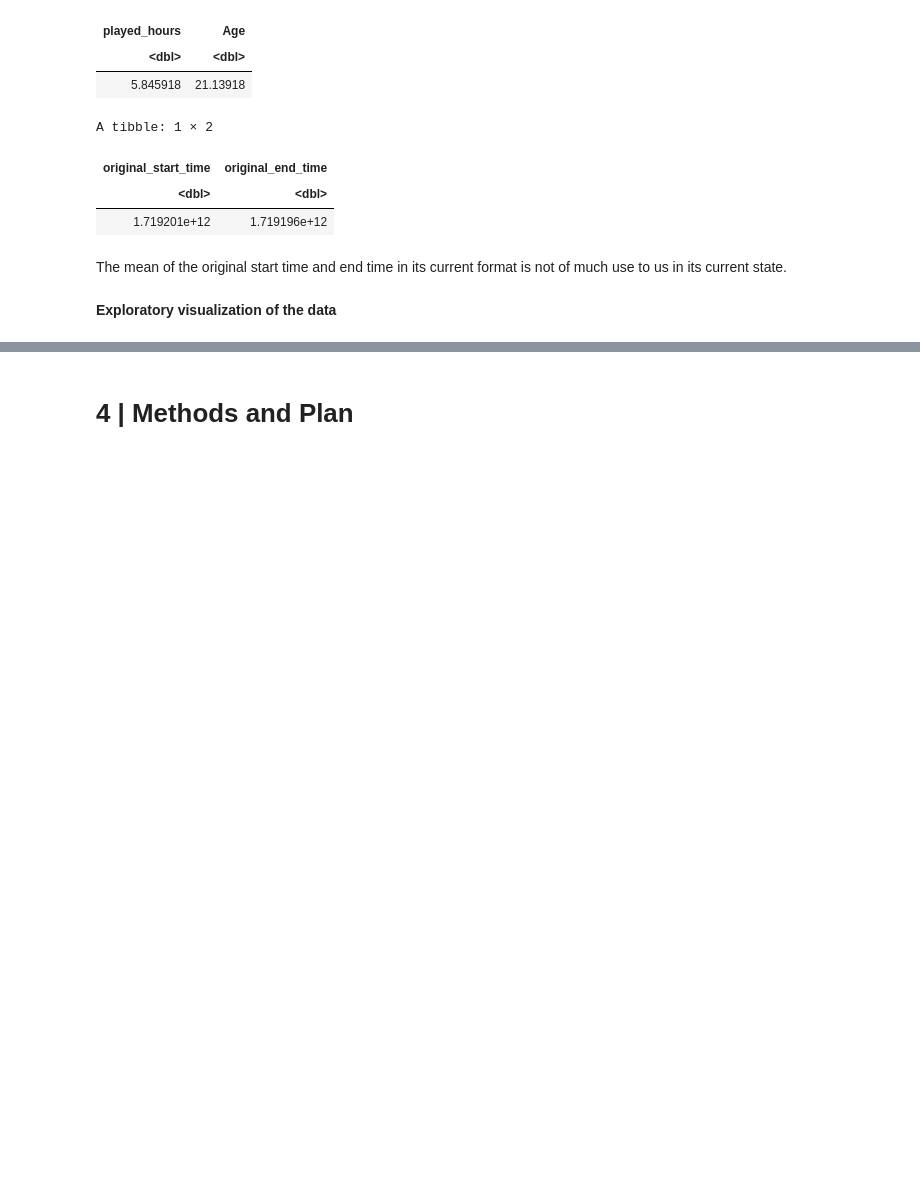
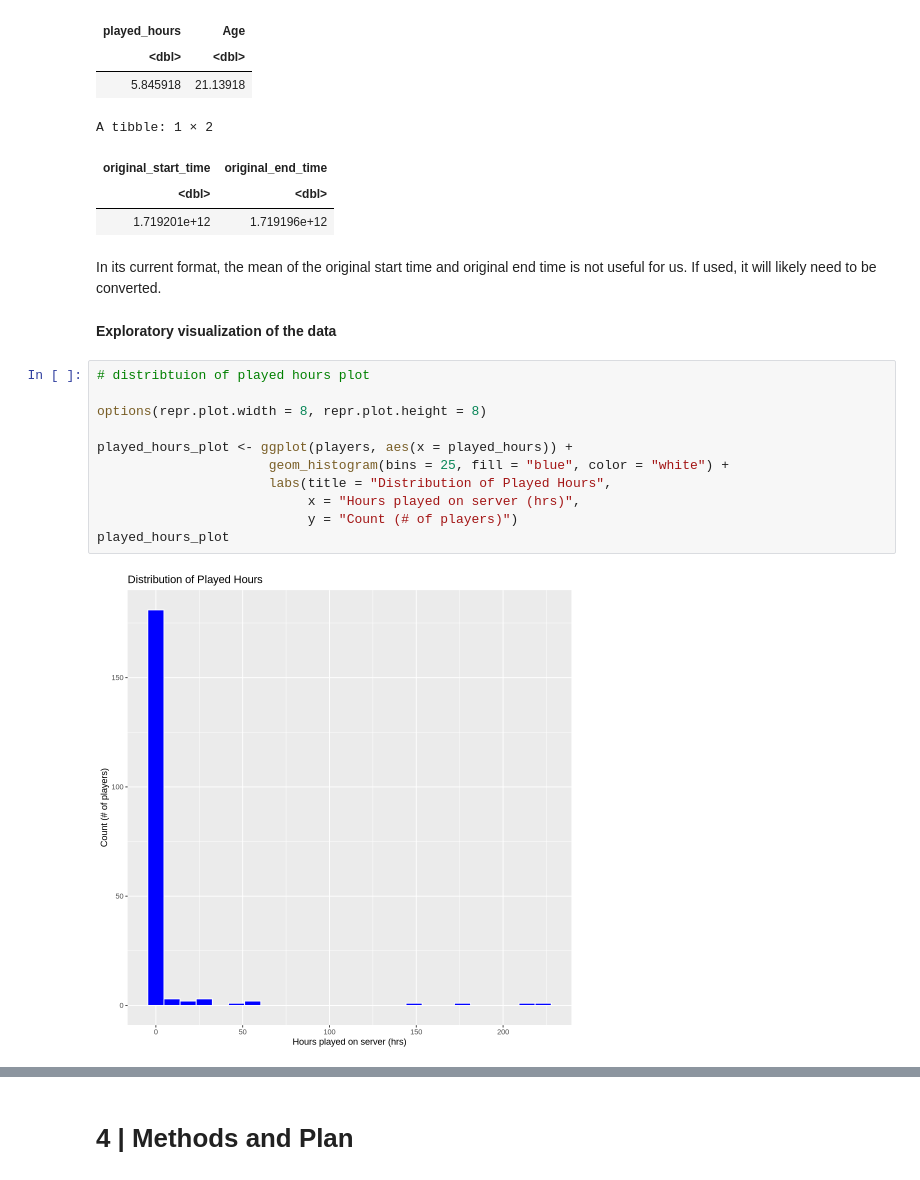
Before and after one commit to nhuang07/dsci_project_8, a Jupyter notebook: dsci_project_8.ipynb, the cells around one changed output, grey strips where cells are left out. Cells and saved outputs as stored; diff of their text form; blank space fills up the shorter version.

```diff
--- a/dsci_project_8.ipynb
+++ b/dsci_project_8.ipynb
@@ -181,6 +184,19 @@ A tibble: 1 × 2
 | <dbl> | <dbl> |
 | 1.719201e+12 | 1.719196e+12 |
 # %% [markdown]
-The mean of the original start time and end time in its current format is not of much use to us in its current state.
+In its current format, the mean of the original start time and original end time is not useful for us. If used, it will likely need to be converted.
 # %% [markdown]
 **Exploratory visualization of the data**
+# %%
+# distribtuion of played hours plot
+
+options(repr.plot.width = 8, repr.plot.height = 8)
+
+played_hours_plot <- ggplot(players, aes(x = played_hours)) +
+                      geom_histogram(bins = 25, fill = "blue", color = "white") +
+                      labs(title = "Distribution of Played Hours",
+                           x = "Hours played on server (hrs)",
+                           y = "Count (# of players)")
+played_hours_plot
+# %% [output]
+[figure, added]
```
Also changed, not shown: parts of 8 cells of this notebook.
